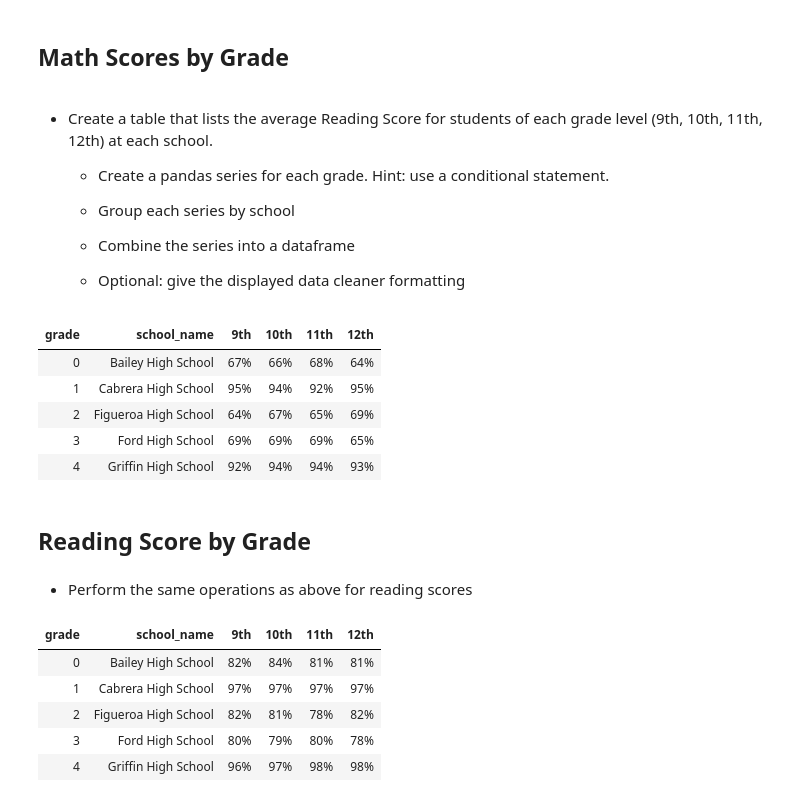
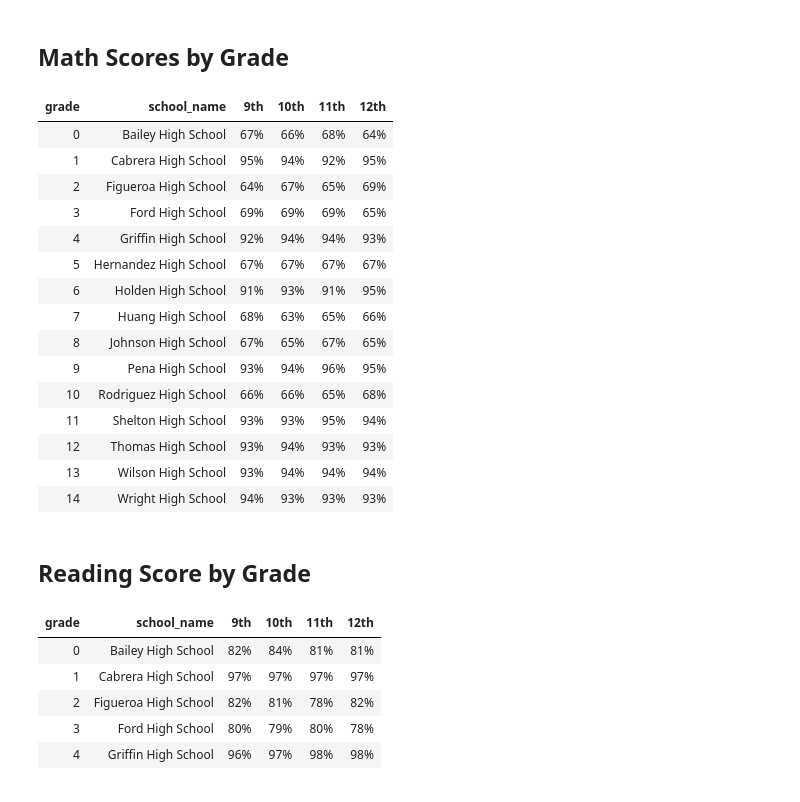
Before and after one commit to mhargroder/hw_04_Pandas, a Jupyter notebook: PyCitySchools_mHargroder.ipynb, the cells around one changed output. Saved outputs shown, nothing was run; the diff lists cells and outputs as text; code cells hidden in the pictures.

```diff
--- a/PyCitySchools_mHargroder.ipynb
+++ b/PyCitySchools_mHargroder.ipynb
@@ -186,16 +148,6 @@ schoolSummaryDF_Fmt.sort_values(['Overall Pass Rate %','Student Count']).head()
 | 5 | Hernandez High School | District | $3,022,020 | 4635 | $652 | 77.3 | 80.9 | ... |
 # %% [markdown]
 ## Math Scores by Grade
-# %% [markdown]
-* Create a table that lists the average Reading Score for students of each grade level (9th, 10th, 11th, 12th) at each school.
-
-  * Create a pandas series for each grade. Hint: use a conditional statement.
-
-  * Group each series by school
-
-  * Combine the series into a dataframe
-
-  * Optional: give the displayed data cleaner formatting
 # %%
 #wanted to explore using apply method
 #already had passing math in school_data_complete df built using numpy where method, but wanted to try something else and
@@ -203,36 +155,44 @@ schoolSummaryDF_Fmt.sort_values(['Overall Pass Rate %','Student Count']).head()
 #will try lamba insted of creating named functionon reading version of this...
 
 #define function for testing math score , reture true or false
 def passing(n):
     return n >= 70
 
 #create data frame for just the data needed and create column to denote if student is passing math or not
 mathDf = student_data[['Student ID', 'school_name', 'grade', 'math_score']]
 #used loc approach below per doc reco, to avoid the copy from slice warning
 mathDf.loc[:,'PassingMath'] = mathDf['math_score'].apply(passing)
 
 #pvttable the frame to shape and summarize data and set to a new data frame
 
 mathDfPvt = mathDf.pivot_table(index = 'school_name', columns = 'grade', values = 'PassingMath').reset_index()
 mathDfPvt.head()
 
 #Orgainize and Format data for final presentation
 mathBySchoolAndGrade = mathDfPvt[['school_name', '9th', '10th', '11th','12th']].copy()
 mathBySchoolAndGrade['9th']=round((mathBySchoolAndGrade['9th']*100),2).apply('{:,.0f}%'.format)
 mathBySchoolAndGrade['10th']=round((mathBySchoolAndGrade['10th']*100),2).apply('{:,.0f}%'.format)
 mathBySchoolAndGrade['11th']=round((mathBySchoolAndGrade['11th']*100),2).apply('{:,.0f}%'.format)
 mathBySchoolAndGrade['12th']=round((mathBySchoolAndGrade['12th']*100),2).apply('{:,.0f}%'.format)
 
-mathBySchoolAndGrade.head()
+mathBySchoolAndGrade.head(50)
 # %% [output]
 | grade | school_name | 9th | 10th | 11th | 12th |
 | 0 | Bailey High School | 67% | 66% | 68% | 64% |
 | 1 | Cabrera High School | 95% | 94% | 92% | 95% |
 | 2 | Figueroa High School | 64% | 67% | 65% | 69% |
 | 3 | Ford High School | 69% | 69% | 69% | 65% |
 | 4 | Griffin High School | 92% | 94% | 94% | 93% |
+| 5 | Hernandez High School | 67% | 67% | 67% | 67% |
+| 6 | Holden High School | 91% | 93% | 91% | 95% |
+| 7 | Huang High School | 68% | 63% | 65% | 66% |
+| 8 | Johnson High School | 67% | 65% | 67% | 65% |
+| 9 | Pena High School | 93% | 94% | 96% | 95% |
+| 10 | Rodriguez High School | 66% | 66% | 65% | 68% |
+| 11 | Shelton High School | 93% | 93% | 95% | 94% |
+| 12 | Thomas High School | 93% | 94% | 93% | 93% |
+| 13 | Wilson High School | 93% | 94% | 94% | 94% |
+| 14 | Wright High School | 94% | 93% | 93% | 93% |
 # %% [markdown]
 ## Reading Score by Grade
-# %% [markdown]
-* Perform the same operations as above for reading scores
 # %%
```
Also changed, not shown: parts of 9 cells of this notebook, 1 other file.
